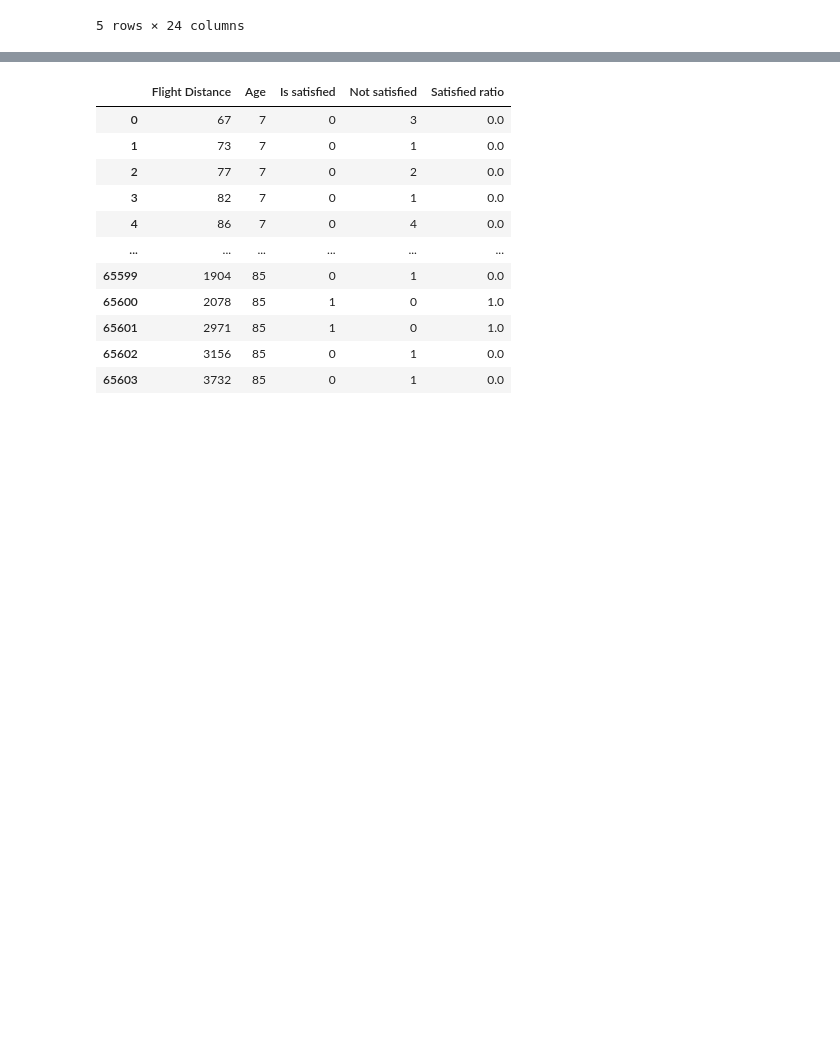
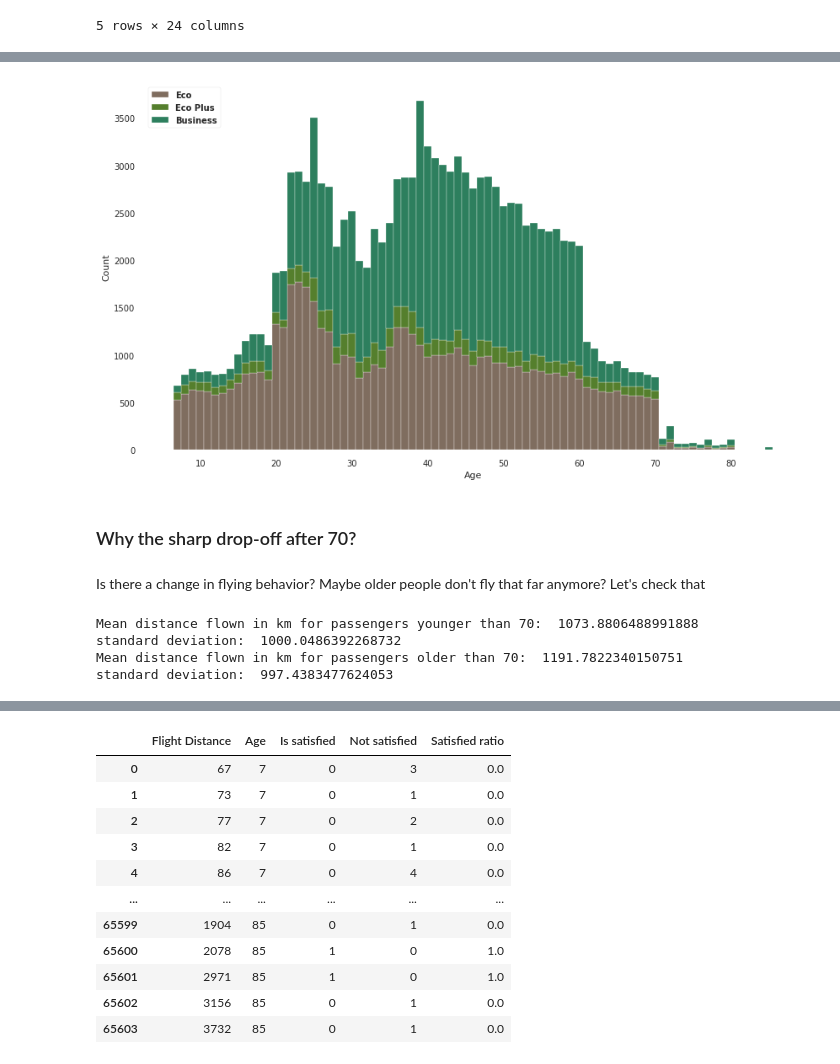
Before and after one commit to n1oftheabove/visualizing-real-world-data-project, a Jupyter notebook: airline_satisfaction.ipynb, the cells around one changed output, grey strips where cells are left out. Drawn from its saved outputs; the diff is of its cells as text; code cells hidden in the pictures; blank space fills up the shorter version.

```diff
--- a/airline_satisfaction.ipynb
+++ b/airline_satisfaction.ipynb
@@ -153,0 +207,11 @@ df.head()
+# %%
+df_age_class = df.groupby(['Age','Class']).agg({'id':'count'})
+df_age_class = df_age_class.reset_index(level=0).reset_index(level=0)
+df_age_class = df_age_class.pivot(columns='Class', values='id', index='Age')
+df_age_class = df_age_class.reset_index()
+df_age_class = df_age_class.rename(columns={0:'Eco',
+                            1:'Eco Plus',
+                            2: 'Business',
+                            },
+                   )
+df_age_class
@@ -153,0 +232,56 @@ df.head()
+# %%
+fig, ax = plt.subplots(figsize=(14,8))
+# y-axis in bold
+rc('font', weight='bold')
+
+# Values of each group
+bars1 = df_age_class['Eco']
+bars2 = df_age_class['Eco Plus']
+bars3 = df_age_class['Business']
+
+classes_names = ['Eco', 'Eco Plus', 'Business']
+
+# Heights of bars1 + bars2
+bars = np.add(bars1, bars2).tolist()
+
+# The position of the bars on the x-axis
+r = df_age_class['Age']
+
+# Names of group and bar width
+#names = ['A','B','C','D','E']
+barWidth = 1
+
+# Create brown bars
+plt.bar(r, bars1, color='#7f6d5f', edgecolor='white', width=barWidth)
+# Create green bars (middle), on top of the firs ones
+plt.bar(r, bars2, bottom=bars1, color='#557f2d', edgecolor='white', width=barWidth)
+# Create green bars (top)
+plt.bar(r, bars3, bottom=bars, color='#2d7f5e', edgecolor='white', width=barWidth)
+
+
+plt.legend(classes_names,loc=2)
+# Custom X axis
+plt.ylabel('Count')
+plt.xlabel("Age")
+
+# Show graphic
+plt.show()
+# %% [output]
+[figure, added]
+# %% [markdown]
+### Why the sharp drop-off after 70?
+# %% [markdown]
+Is there a change in flying behavior? Maybe older people don't fly that far anymore? Let's check that
+# %%
+df_age9 = df[(df['Age'] >= 70) & (df['Age'] <= 85)]
+df_age10 = df[(df['Age'] >= 0) & (df['Age'] <= 69)]
+
+print('Mean distance flown in km for passengers younger than 70: ', df_age9['Flight Distance'].mean())
+print('standard deviation: ', df_age9['Flight Distance'].std())
+print('Mean distance flown in km for passengers older than 70: ', df_age10['Flight Distance'].mean())
+print('standard deviation: ', df_age10['Flight Distance'].std())
+# %% [output]
+Mean distance flown in km for passengers younger than 70:  1073.8806488991888
+standard deviation:  1000.0486392268732
+Mean distance flown in km for passengers older than 70:  1191.7822340150751
+standard deviation:  997.4383477624053
```
Also changed, not shown: parts of 31 cells of this notebook.
